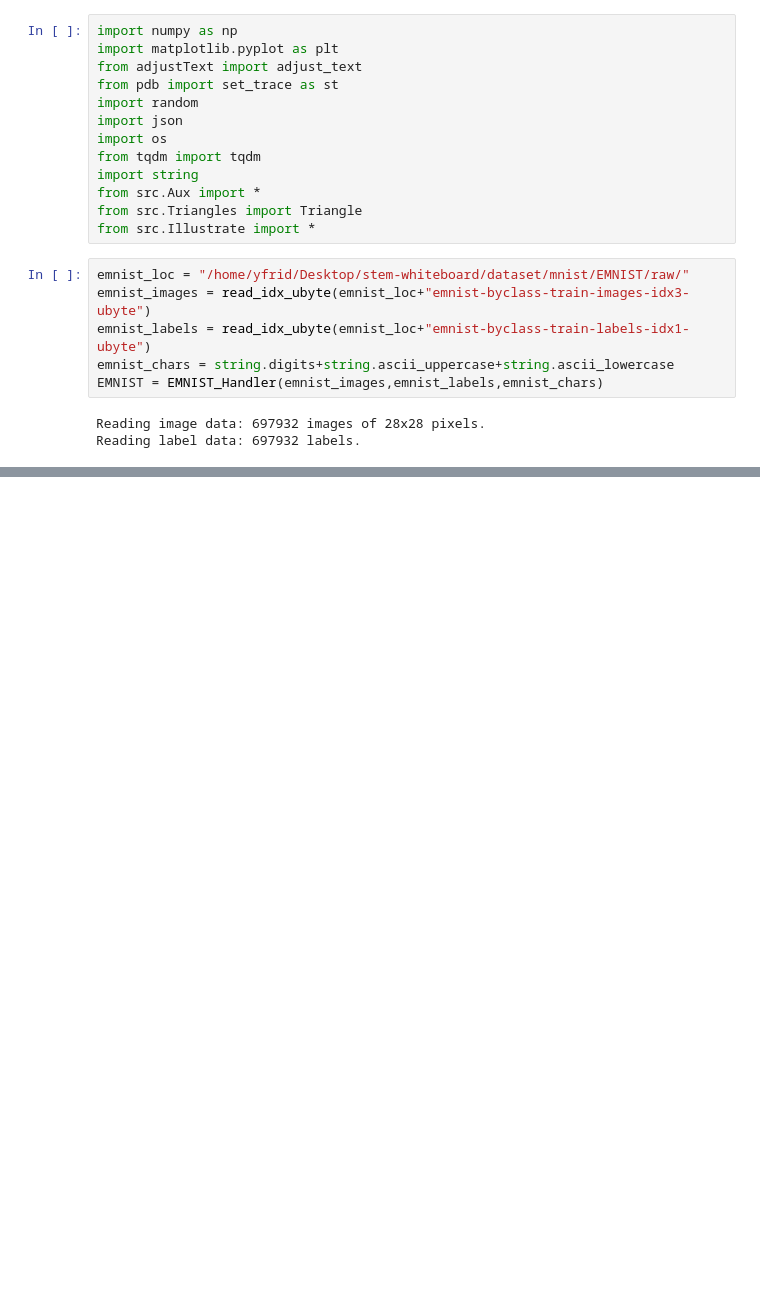
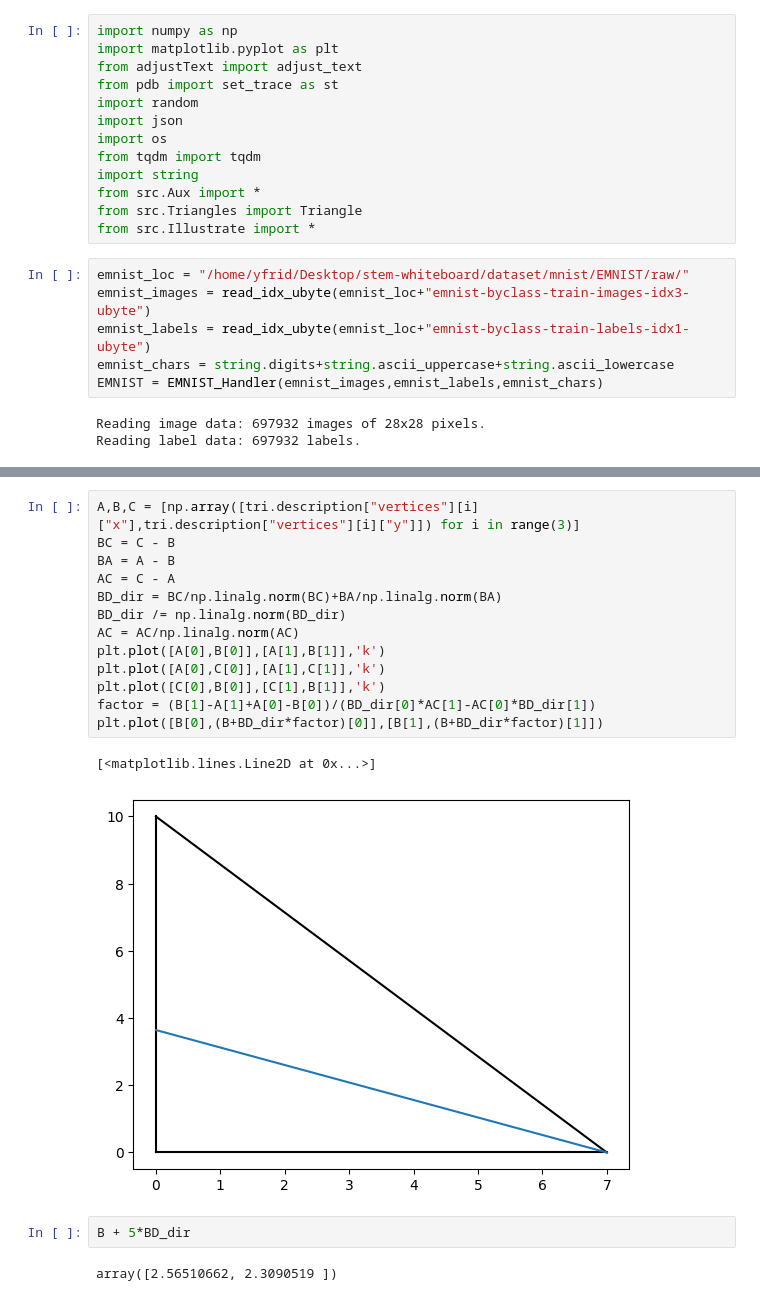
Before and after one commit to YuvalFrid/whiteboard-dataset, a Jupyter notebook: Generate_Triangle.ipynb, the cells around one changed output, grey strips where cells are left out. Drawn from its saved outputs; the diff is of its cells as text; blank space fills up the shorter version.

```diff
--- a/Generate_Triangle.ipynb
+++ b/Generate_Triangle.ipynb
@@ -119,0 +119,20 @@ plot_geometry_improved(tri.description)
+# %%
+A,B,C = [np.array([tri.description["vertices"][i]["x"],tri.description["vertices"][i]["y"]]) for i in range(3)]
+BC = C - B
+BA = A - B
+AC = C - A
+BD_dir = BC/np.linalg.norm(BC)+BA/np.linalg.norm(BA)
+BD_dir /= np.linalg.norm(BD_dir)
+AC = AC/np.linalg.norm(AC)
+plt.plot([A[0],B[0]],[A[1],B[1]],'k')
+plt.plot([A[0],C[0]],[A[1],C[1]],'k')
+plt.plot([C[0],B[0]],[C[1],B[1]],'k')
+factor = (B[1]-A[1]+A[0]-B[0])/(BD_dir[0]*AC[1]-AC[0]*BD_dir[1])
+plt.plot([B[0],(B+BD_dir*factor)[0]],[B[1],(B+BD_dir*factor)[1]])
+# %% [output]
+[<matplotlib.lines.Line2D at 0x...>]
+[figure, added]
+# %%
+B + 5*BD_dir
+# %% [output]
+array([2.56510662, 2.3090519 ])
```
Also changed, not shown: parts of 2 cells of this notebook, 4 other files.
